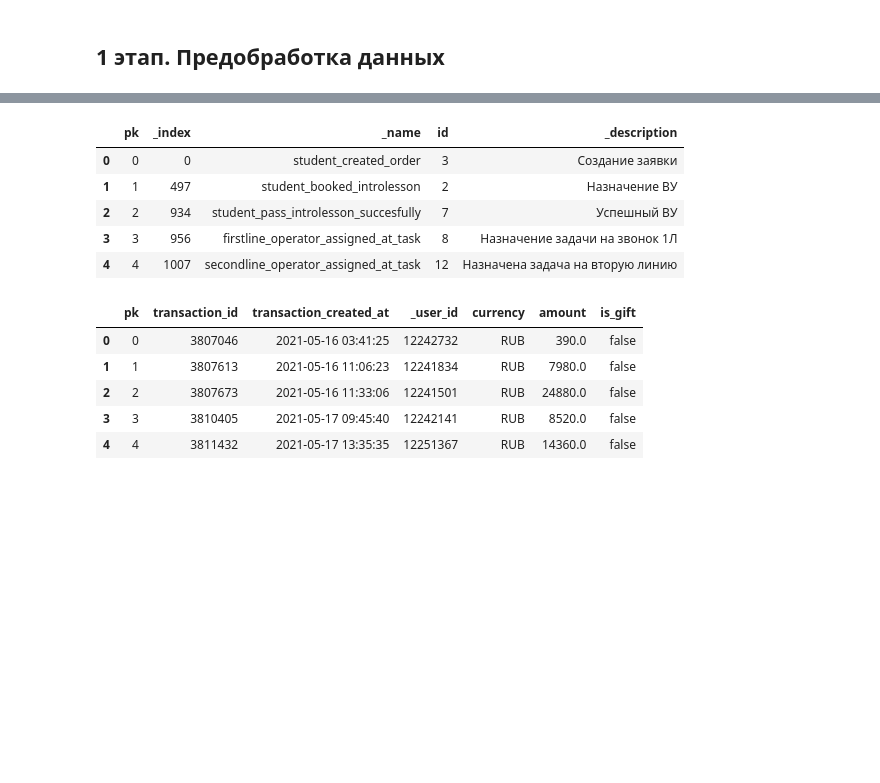
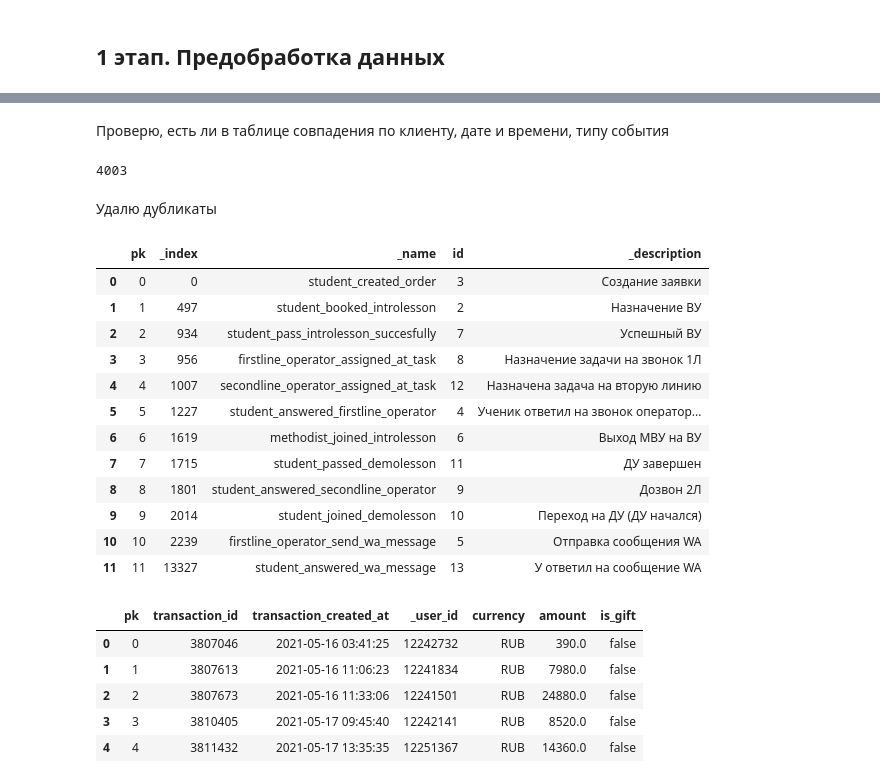
Before and after one commit to AlinaTyub/Data_analyst, a Jupyter notebook: telegram_sales_report.ipynb, the cells around one changed output, grey strips where cells are left out. Drawn from its saved outputs; the diff is of its cells as text; code cells hidden in the pictures; blank space fills up the shorter version.

```diff
--- a/telegram_sales_report.ipynb
+++ b/telegram_sales_report.ipynb
@@ -70,0 +87,8 @@ events.head()
+# %% [markdown]
+Проверю, есть ли в таблице совпадения по клиенту, дате и времени, типу события
+# %%
+events.duplicated(subset=['event_id', '_user_id', 'happened_at']).sum()
+# %% [output]
+4003
+# %% [markdown]
+Удалю дубликаты
@@ -75,14 +101,21 @@ from events_dict ed
 '''
 # %%
 events_dict = select(sql)
-events_dict.head()
+events_dict
 # %% [output]
 |  | pk | _index | _name | id | _description |
 | 0 | 0 | 0 | student_created_order | 3 | Создание заявки |
 | 1 | 1 | 497 | student_booked_introlesson | 2 | Назначение ВУ |
 | 2 | 2 | 934 | student_pass_introlesson_succesfully | 7 | Успешный ВУ |
 | 3 | 3 | 956 | firstline_operator_assigned_at_task | 8 | Назначение задачи на звонок 1Л |
 | 4 | 4 | 1007 | secondline_operator_assigned_at_task | 12 | Назначена задача на вторую линию |
+| 5 | 5 | 1227 | student_answered_firstline_operator | 4 | Ученик ответил на звонок оператор... |
+| 6 | 6 | 1619 | methodist_joined_introlesson | 6 | Выход МВУ на ВУ |
+| 7 | 7 | 1715 | student_passed_demolesson | 11 | ДУ завершен |
+| 8 | 8 | 1801 | student_answered_secondline_operator | 9 | Дозвон 2Л |
+| 9 | 9 | 2014 | student_joined_demolesson | 10 | Переход на ДУ (ДУ начался) |
+| 10 | 10 | 2239 | firstline_operator_send_wa_message | 5 | Отправка сообщения WA |
+| 11 | 11 | 13327 | student_answered_wa_message | 13 | У ответил на сообщение WA |
 # %%
 sql = '''
 select p.*
```
Also changed, not shown: parts of 20 cells of this notebook.
